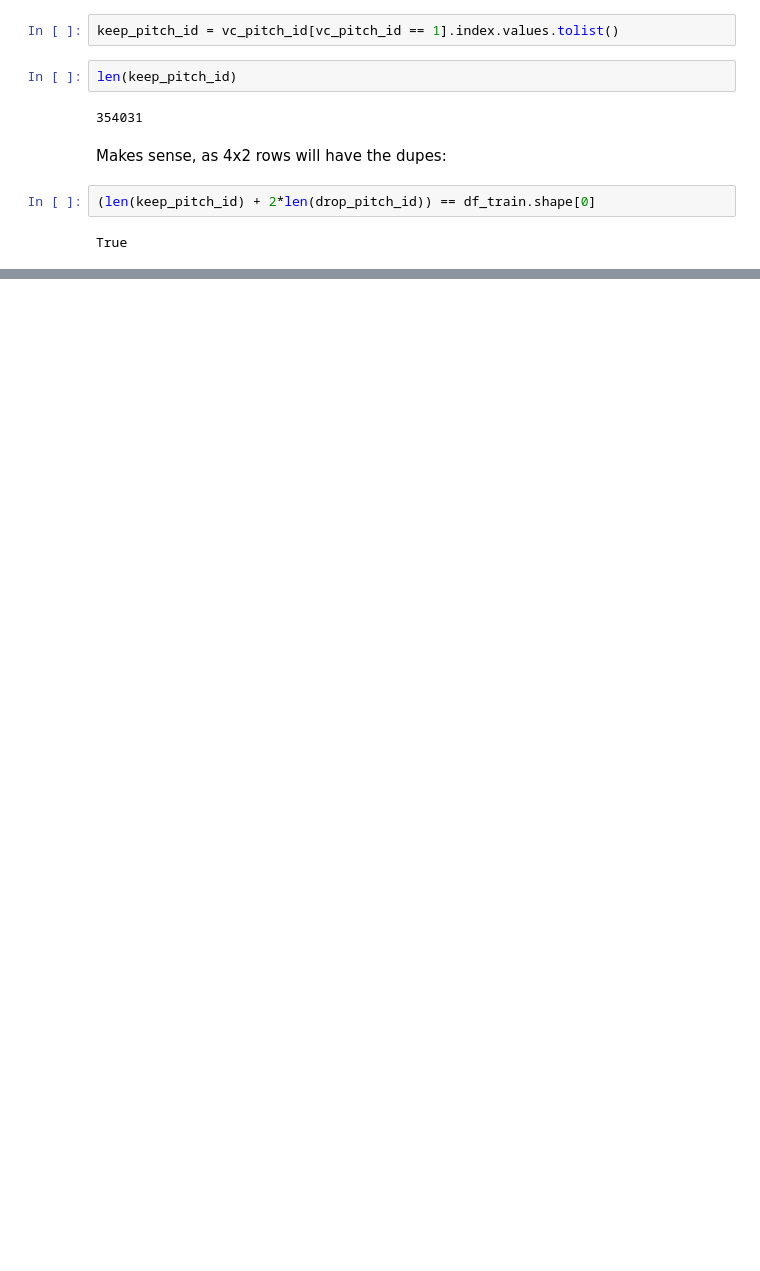
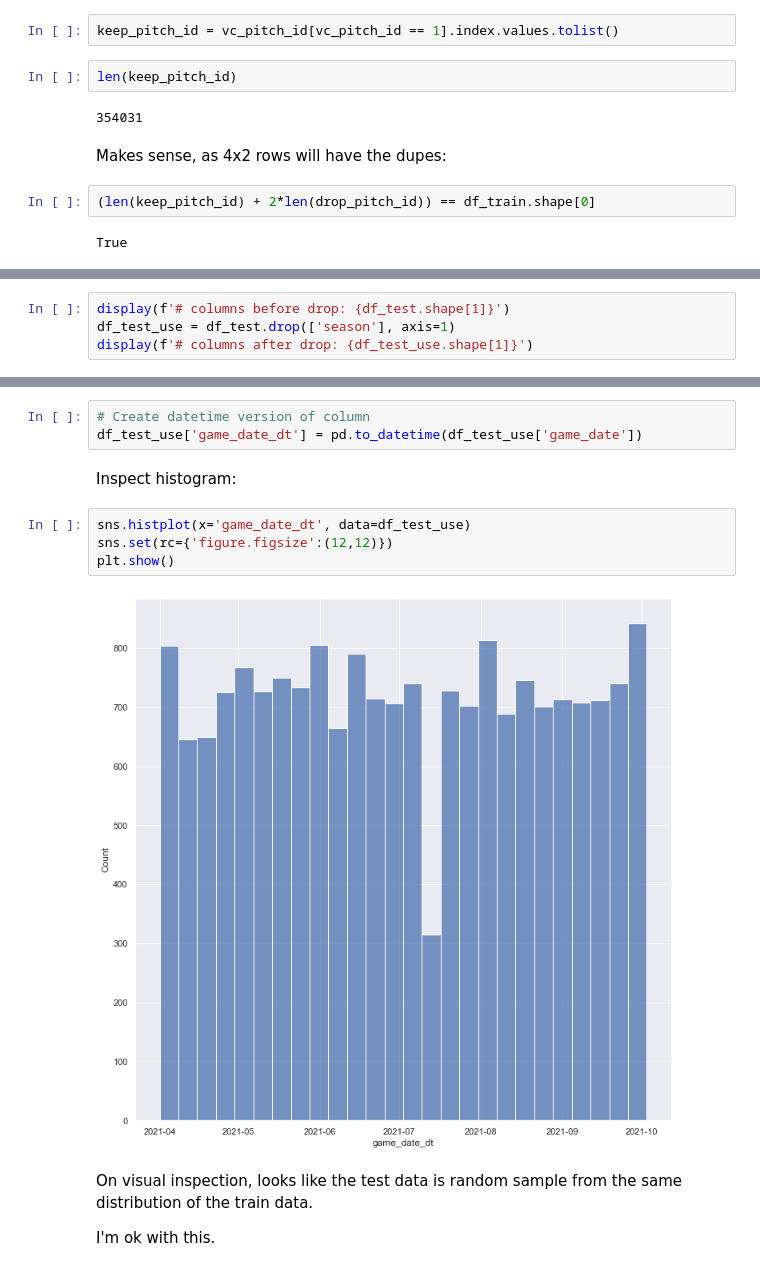
Before and after one commit to werlindo/called-third-strike, a Jupyter notebook: notebooks/02_data_exploration.ipynb, the cells around one changed output, grey strips where cells are left out. Drawn from its saved outputs; the diff is of its cells as text; blank space fills up the shorter version.

```diff
--- a/notebooks/02_data_exploration.ipynb
+++ b/notebooks/02_data_exploration.ipynb
@@ -124,0 +170,4 @@ True
+# %%
+display(f'# columns before drop: {df_test.shape[1]}')
+df_test_use = df_test.drop(['season'], axis=1)
+display(f'# columns after drop: {df_test_use.shape[1]}')
@@ -124,0 +235,15 @@ True
+# %%
+# Create datetime version of column
+df_test_use['game_date_dt'] = pd.to_datetime(df_test_use['game_date'])
+# %% [markdown]
+Inspect histogram:
+# %%
+sns.histplot(x='game_date_dt', data=df_test_use)
+sns.set(rc={'figure.figsize':(12,12)})
+plt.show()
+# %% [output]
+[figure, added]
+# %% [markdown]
+On visual inspection, looks like the test data is random sample from the same distribution of the train data.
+
+I'm ok with this.
```
Also changed, not shown: parts of 115 cells of this notebook, 3 other files.
